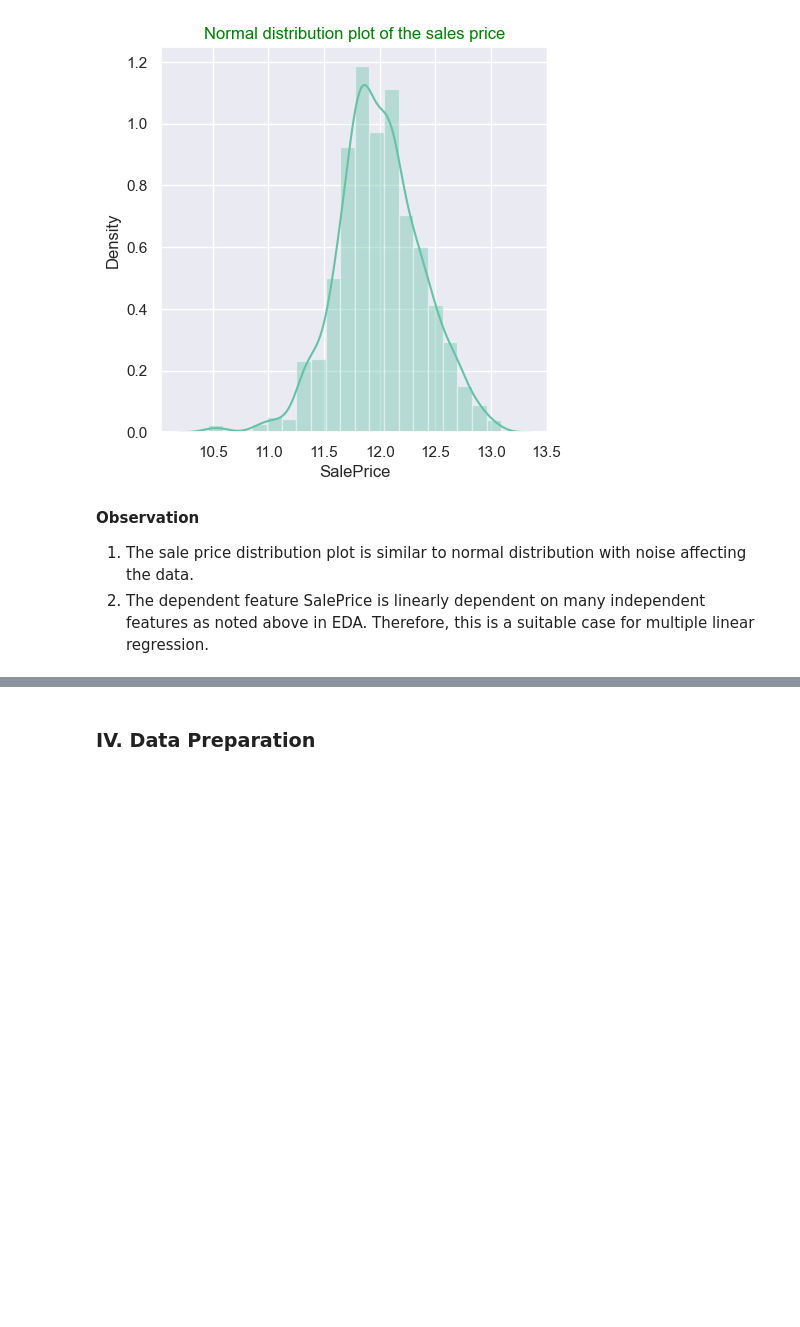
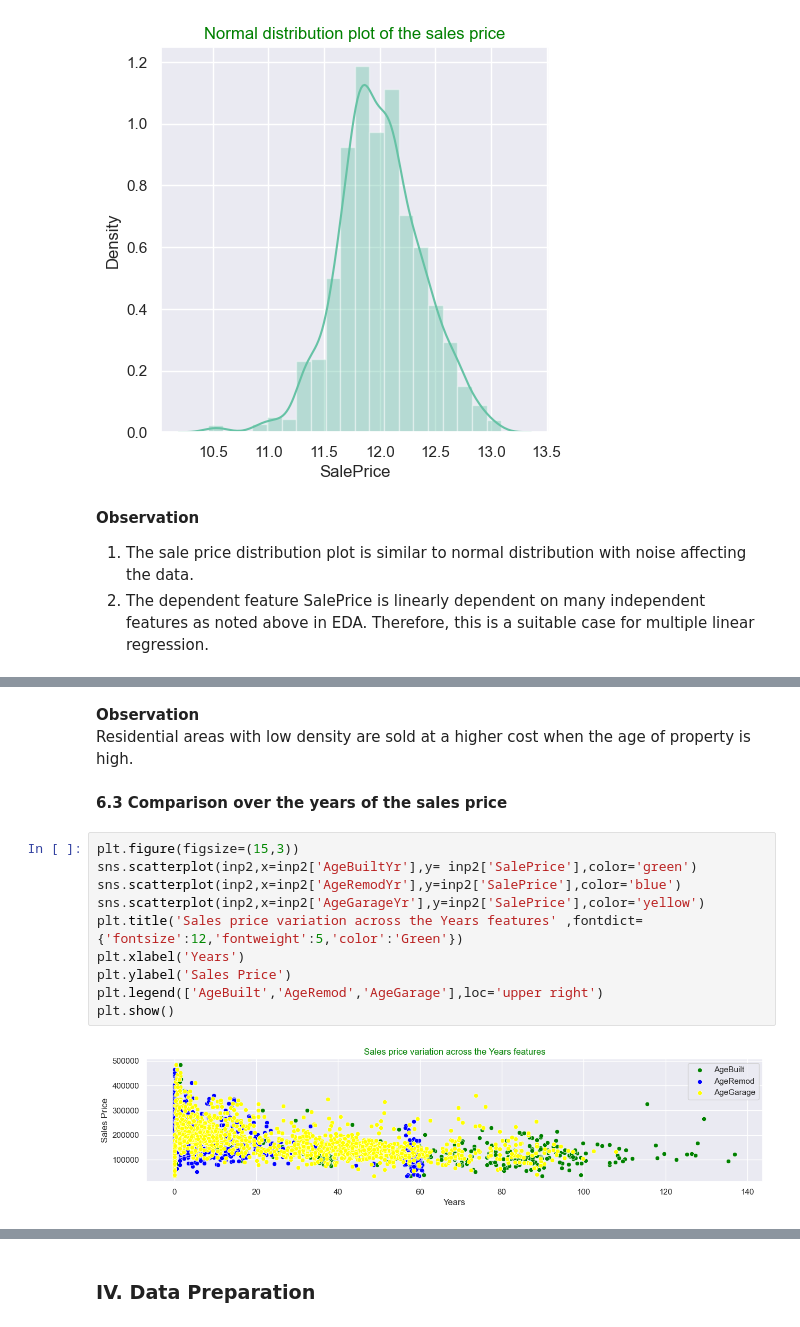
Before and after one commit to andrea-naz7/Sunrise_Housing_CaseStudy, a Jupyter notebook: Sunrise_Housing_Andrea.ipynb, the cells around one changed output, grey strips where cells are left out. Drawn from its saved outputs; the diff is of its cells as text; blank space fills up the shorter version.

```diff
--- a/Sunrise_Housing_Andrea.ipynb
+++ b/Sunrise_Housing_Andrea.ipynb
@@ -797,0 +822,17 @@ is a suitable case for multiple linear regression.
+# %% [markdown]
+**Observation**<br>
+Residential areas with low density are sold at a higher cost when the age of property is high.
+# %% [markdown]
+**6.3 Comparison over the years of the sales price**
+# %%
+plt.figure(figsize=(15,3))
+sns.scatterplot(inp2,x=inp2['AgeBuiltYr'],y= inp2['SalePrice'],color='green')
+sns.scatterplot(inp2,x=inp2['AgeRemodYr'],y=inp2['SalePrice'],color='blue')
+sns.scatterplot(inp2,x=inp2['AgeGarageYr'],y=inp2['SalePrice'],color='yellow')
+plt.title('Sales price variation across the Years features' ,fontdict={'fontsize':12,'fontweight':5,'color':'Green'})
+plt.xlabel('Years')
+plt.ylabel('Sales Price')
+plt.legend(['AgeBuilt','AgeRemod','AgeGarage'],loc='upper right')
+plt.show()
+# %% [output]
+[figure, added]
```
Also changed, not shown: parts of 213 cells of this notebook.
